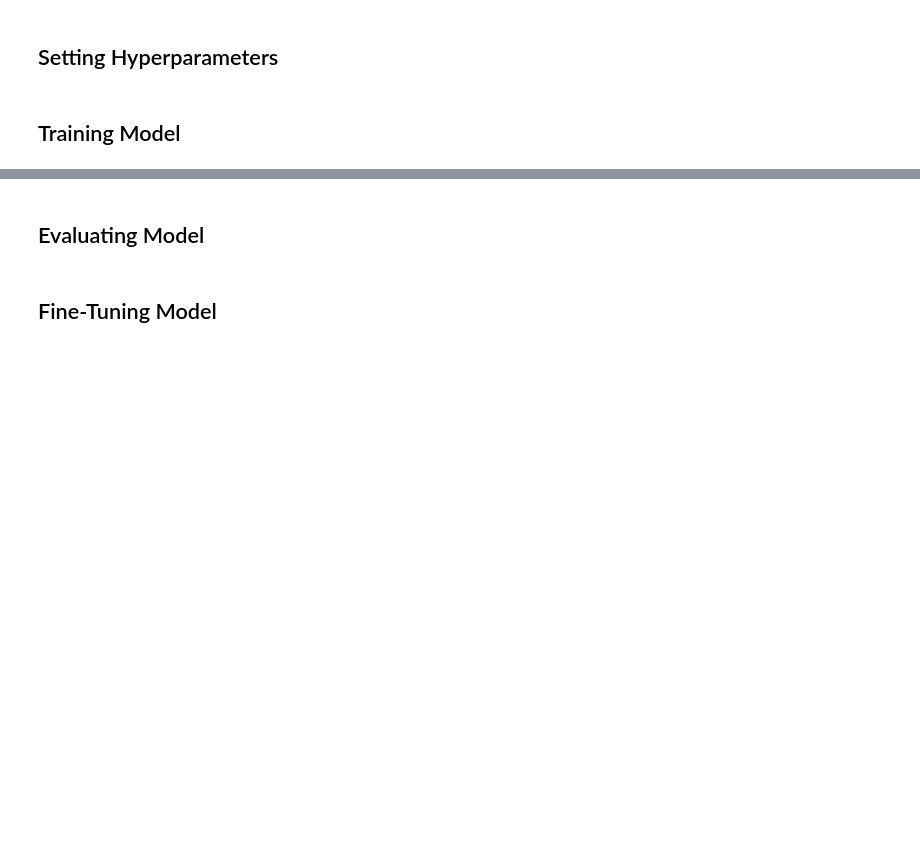
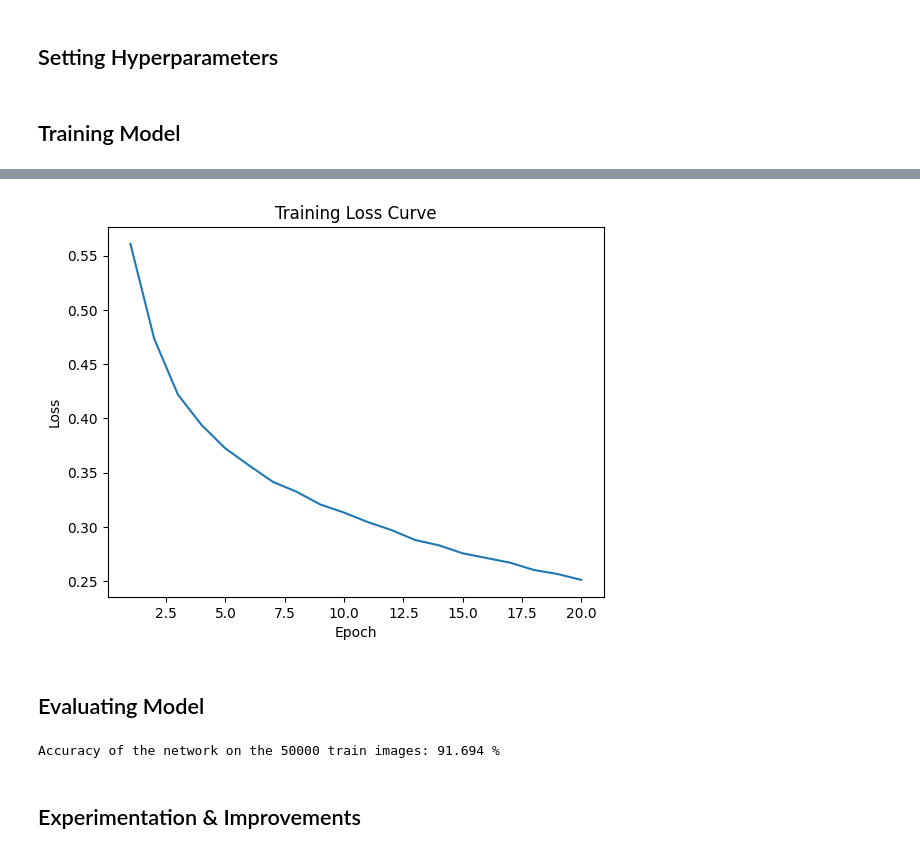
Before and after one commit to samallari/fashion-mnist-cnn, a Jupyter notebook: fashion-mnist-cnn.ipynb, the cells around one changed output, grey strips where cells are left out. Cells and saved outputs as stored; diff of their text form; code cells hidden in the pictures; blank space fills up the shorter version.

```diff
--- a/fashion-mnist-cnn.ipynb
+++ b/fashion-mnist-cnn.ipynb
@@ -130,7 +130,7 @@ class ConvNet(nn.Module):
 # %% [markdown]
 ## Setting Hyperparameters
 # %%
-model = ConvNet(num_classes).to(device)
+model = ConvNet(num_classes)
 
 # set loss function
 criterion = nn.CrossEntropyLoss()
@@ -141,3 +141,29 @@ optimizer = torch.optim.SGD(model.parameters(), lr=learning_rate, weight_decay =
 total_step = len(train_loader)
 # %% [markdown]
 ## Training Model
+# %%
+loss_values = []  # List to store loss values
+
+for epoch in range(num_epochs):
+    running_loss = 0.0  # Accumulate loss for the epoch
+
+    for i, (images, labels) in enumerate(train_loader):
+        # Move tensors to the configured device
+        images = images.to(device)
+        labels = labels.to(device)
+
+        # Forward pass
+        outputs = model(images)
+        loss = criterion(outputs, labels)
+
+        # Backward and optimize
+        optimizer.zero_grad()
+        loss.backward()
+        optimizer.step()
+
+        running_loss += loss.item()
+
+    # Compute average loss for the epoch
+    avg_loss = running_loss / len(train_loader)
+    print('Epoch [{}/{}], Loss: {:.4f}'.format(epoch+1, num_epochs, avg_loss))
+    loss_values.append(avg_loss)
@@ -144,4 +191,28 @@ total_step = len(train_loader)
+# %%
+# plot the loss curve
+plt.plot(range(1, num_epochs + 1), loss_values)
+plt.xlabel('Epoch')
+plt.ylabel('Loss')
+plt.title('Training Loss Curve')
+plt.show()
+# %% [output]
+[figure, added]
 # %% [markdown]
 ## Evaluating Model
+# %%
+with torch.no_grad():
+    correct = 0
+    total = 0
+    for images, labels in train_loader:
+        images = images.to(device)
+        labels = labels.to(device)
+        outputs = model(images)
+        _, predicted = torch.max(outputs.data, 1)
+        total += labels.size(0)
+        correct += (predicted == labels).sum().item()
+
+    print('Accuracy of the network on the {} train images: {} %'.format(50000, 100 * correct / total))
+# %% [output]
+Accuracy of the network on the 50000 train images: 91.694 %
 # %% [markdown]
-## Fine-Tuning Model
+## Experimentation & Improvements
```
Also changed, not shown: parts of 3 cells of this notebook.
